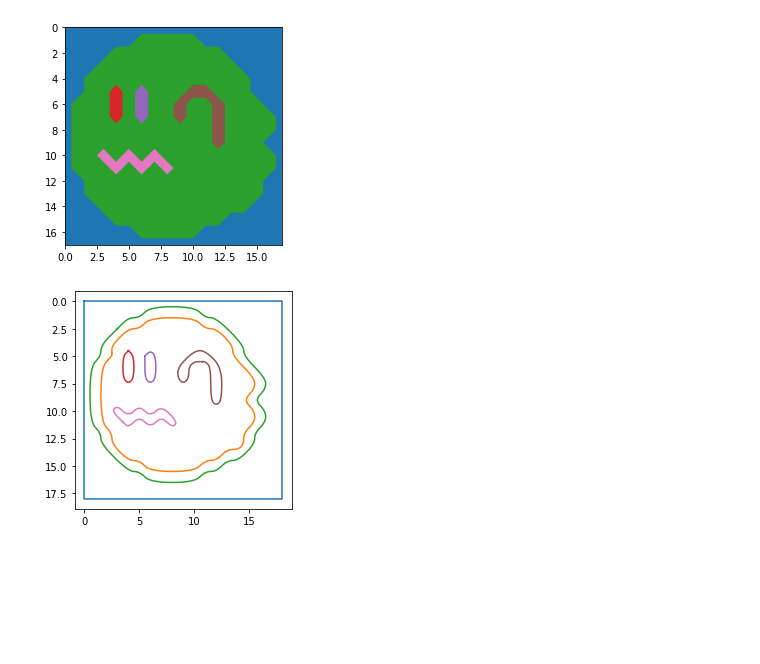
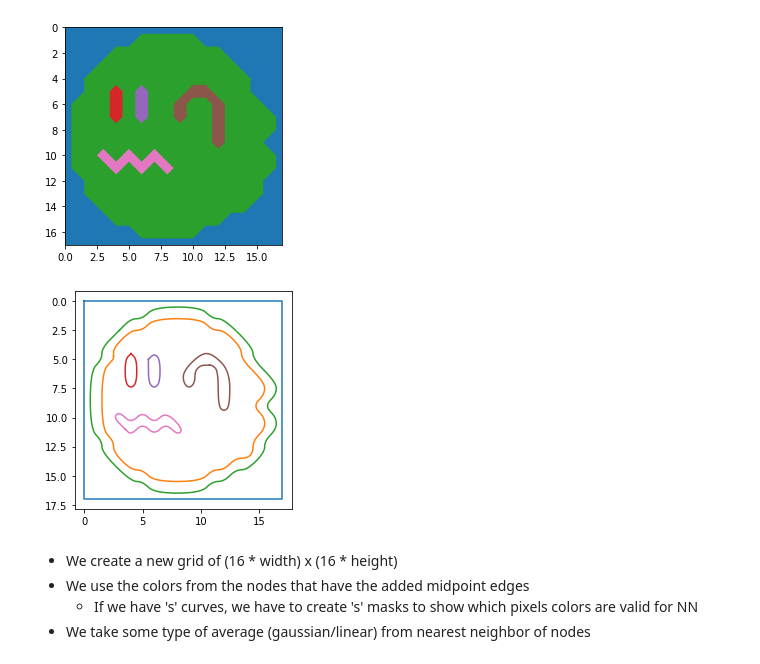
Before and after one commit to josephjkuang/pixel_art, a Jupyter notebook: Upscale.ipynb, the cells around one changed output. Cells and saved outputs as stored; diff of their text form; code cells hidden in the pictures; blank space fills up the shorter version.

Commit message:
Broken masks

```diff
--- a/Upscale.ipynb
+++ b/Upscale.ipynb
@@ -118,34 +118,41 @@ segments = get_collapsed_segments(graph, vor, point_to_region, width, height)
 # %%
 def smooth_image(segments, width, height):
     def chaikins_corner_cutting(coords, refinements=5):
         coords = np.array(coords)
 
         for _ in range(refinements):
             L = coords.repeat(2, axis=0)
             R = np.empty_like(L)
             R[0] = L[0]
             R[2::2] = L[1:-1:2]
             R[1:-1:2] = L[2::2]
             R[-1] = L[-1]
             coords = L * 0.75 + R * 0.25
 
         return coords
 
-    smoothed_curved = []
+    smoothed_curve = []
     for segment in segments:
-        if (0.0, 0.0) not in segment and (width, height) not in segment and (width, 0) not in segment and (0, height) not in segment:
-            smoothed_curved.append(chaikins_corner_cutting(segment))
+        if (0.0, 0.0) not in segment and (width - 1, height - 1) not in segment and (width - 1, 0) not in segment and (0, height - 1) not in segment:
+            smoothed_curve.append(chaikins_corner_cutting(segment))
         else:
-            smoothed_curved.append(np.array([[0,0], [width, 0], [width, height], [0, height], [0, 0]]))
+            smoothed_curve.append(np.array([[0,0], [width - 1, 0], [width - 1, height - 1], [0, height - 1], [0, 0]]))
 
     plt.figure()
     plt.gca().invert_yaxis()
     plt.gca().set_aspect('equal')
-    for curve in smoothed_curved:
+    for curve in smoothed_curve:
         xs = curve[:, 0]
         ys = curve[:, 1]
         plt.plot(xs, ys)
 
-smooth_image(segments, width, height)
+    return smoothed_curve
+
+smoothed_curves = smooth_image(segments, width, height)
 # %% [output]
-[figure, old version]
+[figure, new version]
+# %% [markdown]
+- We create a new grid of (16 * width) x (16 * height)
+- We use the colors from the nodes that have the added midpoint edges
+    - If we have 's' curves, we have to create 's' masks to show which pixels colors are valid for NN
+- We take some type of average (gaussian/linear) from nearest neighbor of nodes
```
Also changed, not shown: parts of 7 cells of this notebook, 1 other file.
